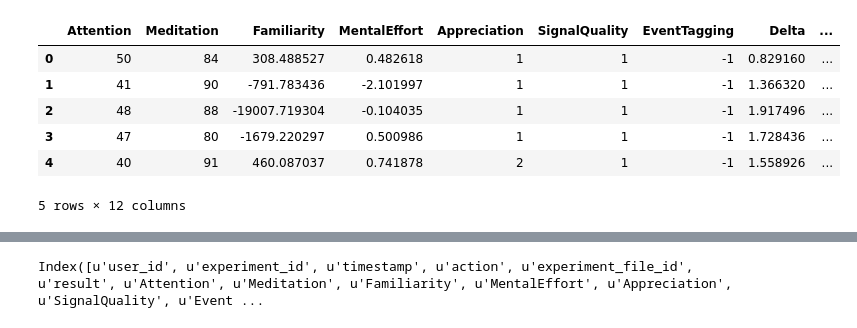
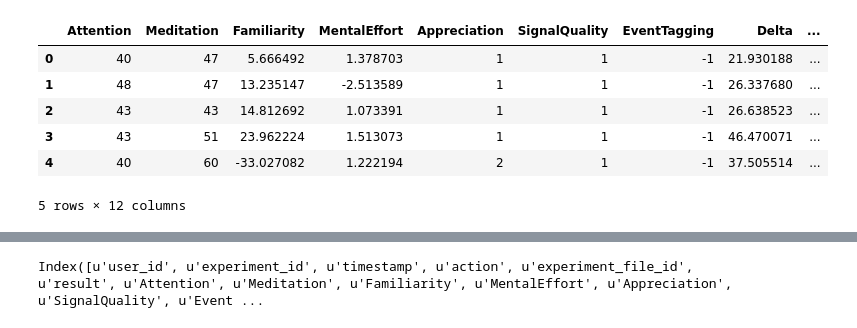
Before and after one commit to jannah/Mind-Heart-Reader, a Jupyter notebook: test_notebooks/Processing_Mindwave_Raw_to_DB.ipynb, the cells around one changed output, grey strips where cells are left out. Cells and saved outputs as stored; diff of their text form; code cells hidden in the pictures.

```diff
--- a/test_notebooks/Processing_Mindwave_Raw_to_DB.ipynb
+++ b/test_notebooks/Processing_Mindwave_Raw_to_DB.ipynb
@@ -21,17 +21,17 @@ from sklearn.metrics import *
 from sklearn import metrics, preprocessing
 from sklearn import svm, naive_bayes, neighbors, tree
 # %%
-input_file=pd.read_csv("C:\Users\Divyakumar\Documents\GitHub\Mind-Heart-Reader\sensor_data\HMJ2\Results-HMJ2-18-Oct-2014-14-52-53.csv",index_col=False)
-start_timestamp="18-Oct-2014 14:52:53" # Put the date in the right format
+input_file=pd.read_csv("C:\Users\Divyakumar\Documents\GitHub\Mind-Heart-Reader\sensor_data\Eman\Results-Eman-19-Oct-2014-01-32-55.csv",index_col=False)
+start_timestamp="19-Oct-2014-01:32:55" # Put the date in the right format
 total_experiment_time_seconds = len(input_file)
 input_file.head()
 # %% [output]
 |  | Attention | Meditation | Familiarity | MentalEffort | Appreciation | SignalQuality | EventTagging | Delta | ... |
-| 0 | 50 | 84 | 308.488527 | 0.482618 | 1 | 1 | -1 | 0.829160 | ... |
-| 1 | 41 | 90 | -791.783436 | -2.101997 | 1 | 1 | -1 | 1.366320 | ... |
-| 2 | 48 | 88 | -19007.719304 | -0.104035 | 1 | 1 | -1 | 1.917496 | ... |
-| 3 | 47 | 80 | -1679.220297 | 0.500986 | 1 | 1 | -1 | 1.728436 | ... |
-| 4 | 40 | 91 | 460.087037 | 0.741878 | 2 | 1 | -1 | 1.558926 | ... |
+| 0 | 40 | 47 | 5.666492 | 1.378703 | 1 | 1 | -1 | 21.930188 | ... |
+| 1 | 48 | 47 | 13.235147 | -2.513589 | 1 | 1 | -1 | 26.337680 | ... |
+| 2 | 43 | 43 | 14.812692 | 1.073391 | 1 | 1 | -1 | 26.638523 | ... |
+| 3 | 43 | 51 | 23.962224 | 1.513073 | 1 | 1 | -1 | 46.470071 | ... |
+| 4 | 40 | 60 | -33.027082 | 1.222194 | 2 | 1 | -1 | 37.505514 | ... |
 5 rows × 12 columns
 # %%
 rng = pd.date_range(pd.Timestamp(start_timestamp), periods=total_experiment_time_seconds, freq='S')-total_experiment_time_seconds
```
Also changed, not shown: parts of 15 cells of this notebook, 4 other files.
